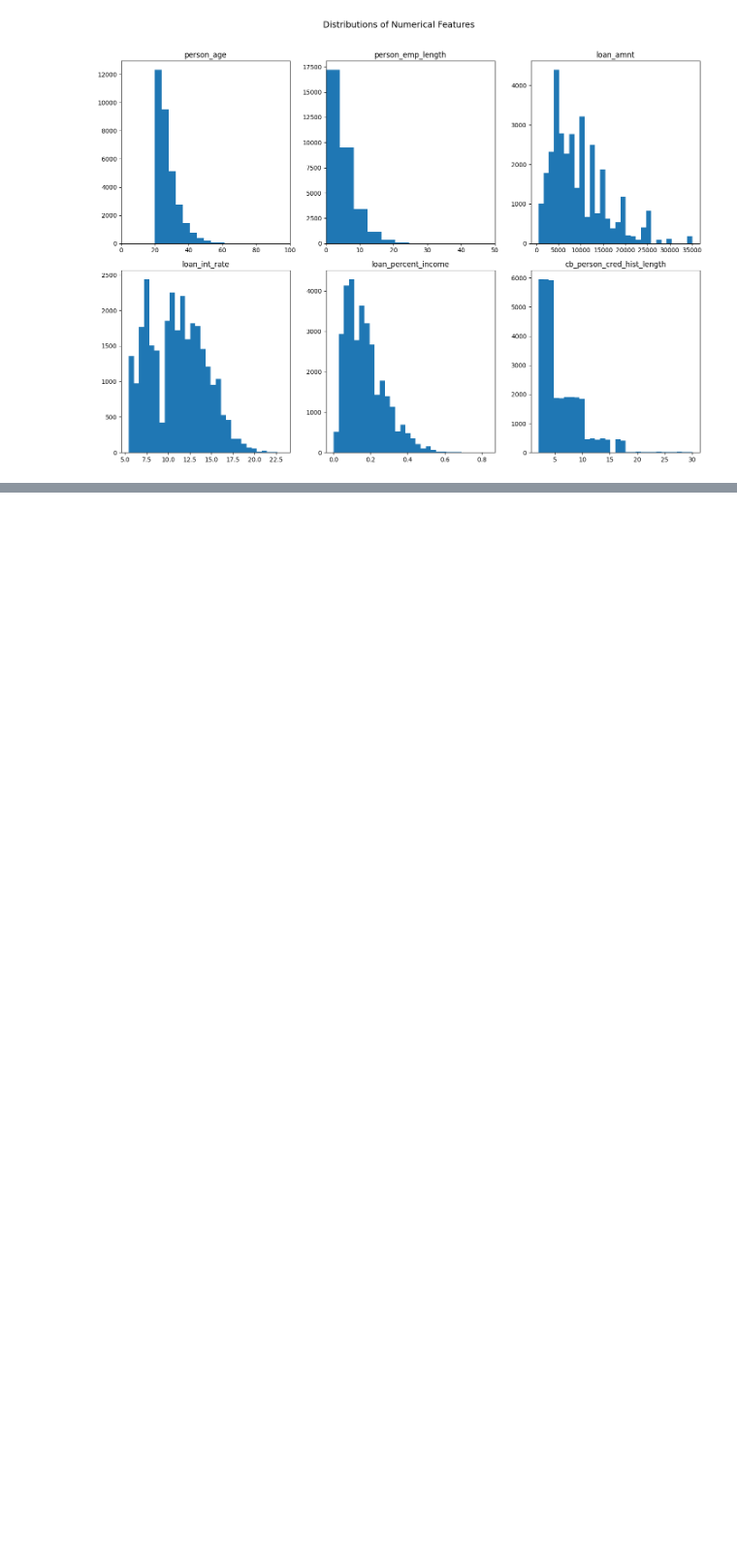
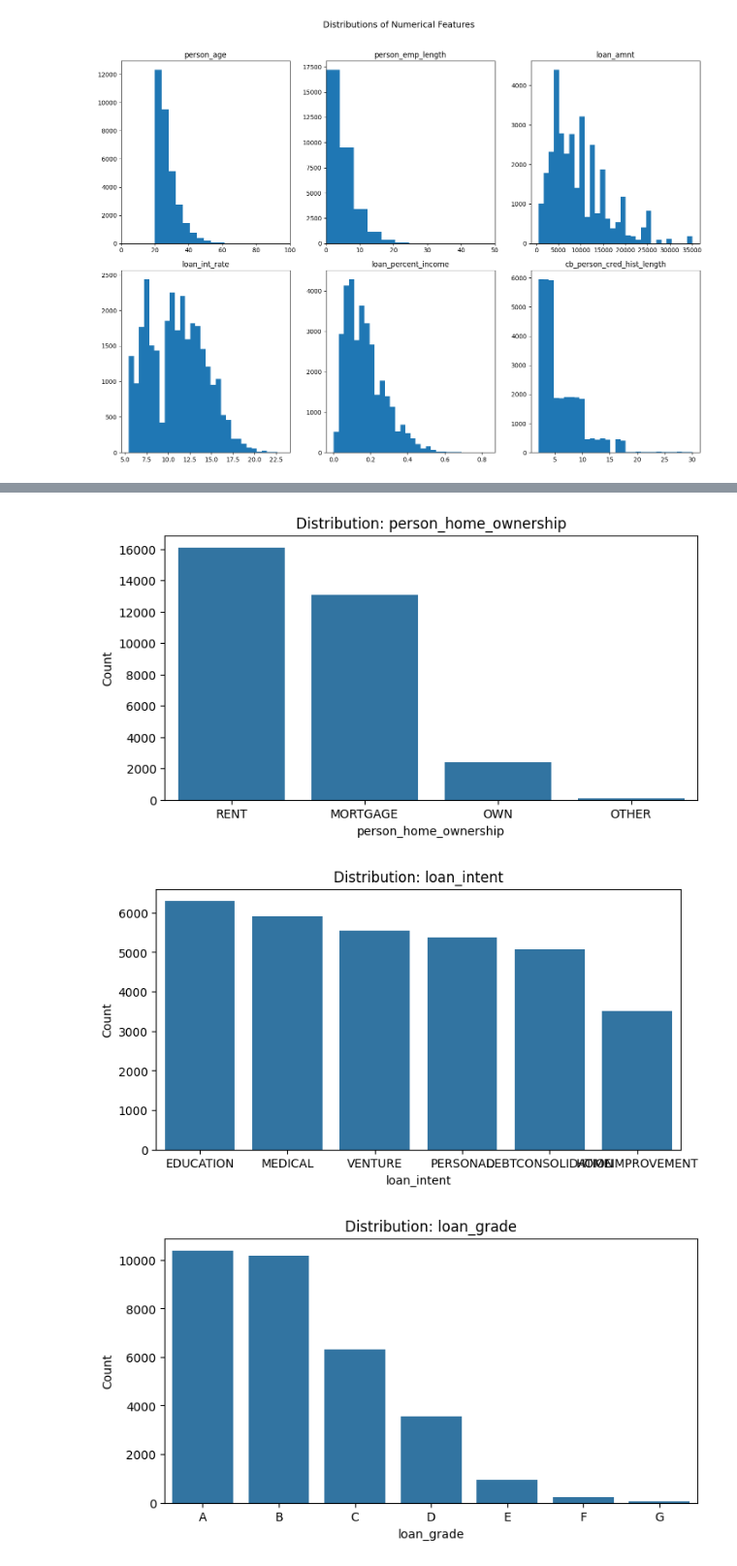
Before and after one commit to nguyenhaducnam/credit_risk_modelling, a Jupyter notebook: data_overview.ipynb, the cells around one changed output, grey strips where cells are left out. Shown at 97% size. Drawn from its saved outputs; the diff is of its cells as text; code cells hidden in the pictures; blank space fills up the shorter version.

```diff
--- a/data_overview.ipynb
+++ b/data_overview.ipynb
@@ -79,3 +80,17 @@ plt.show()
 [figure]
 [figure]
 [figure]
+# %%
+cat_cols = ['person_home_ownership', 'loan_intent',
+            'loan_grade', 'cb_person_default_on_file']
+
+for col in cat_cols:
+    plt.figure(figsize=(8, 4))
+    sns.countplot(x=col, data=df, order=df[col].value_counts().index)
+    plt.title(f'Distribution: {col}')
+    plt.ylabel('Count')
+    plt.show()
+# %% [output]
+[figure, added]
+[figure, added]
+[figure, added]
```
Also changed, not shown: parts of 3 cells of this notebook, 1 other file.
